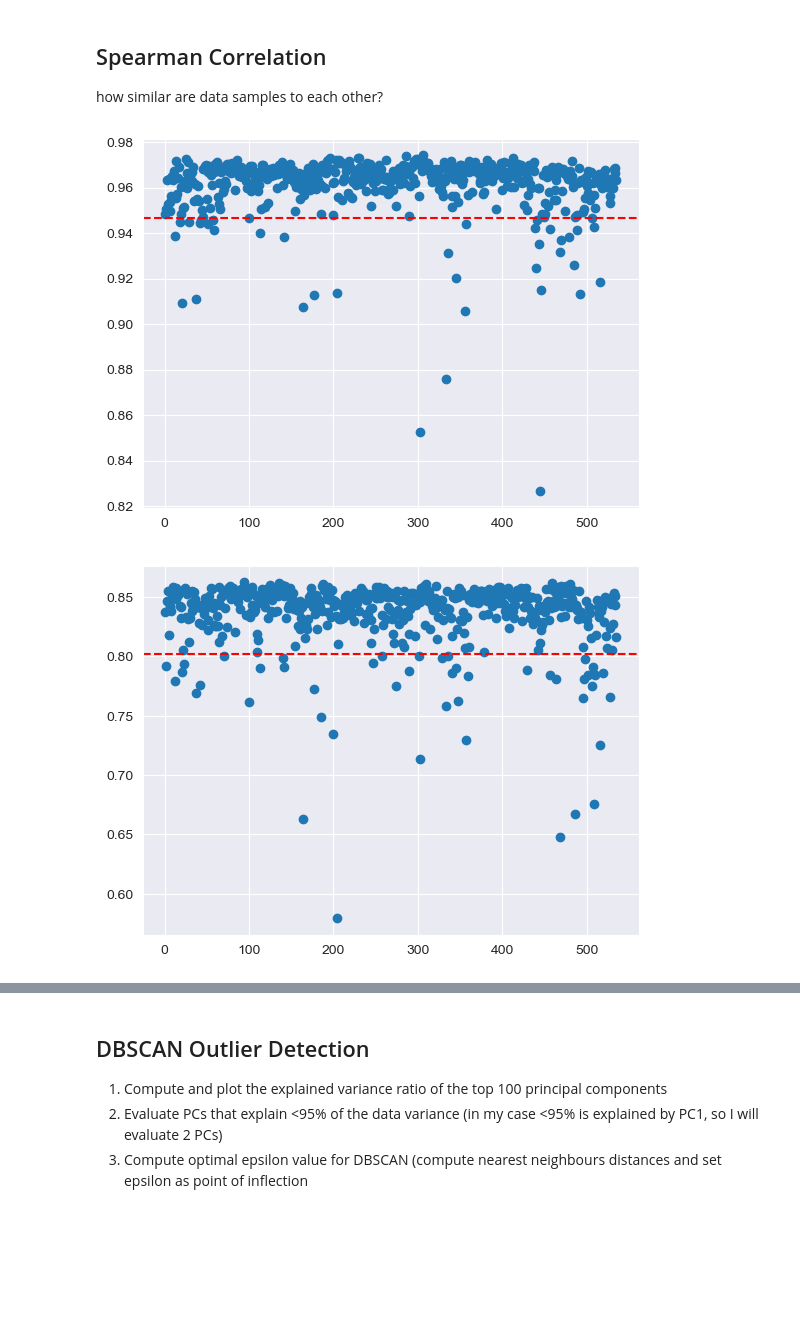
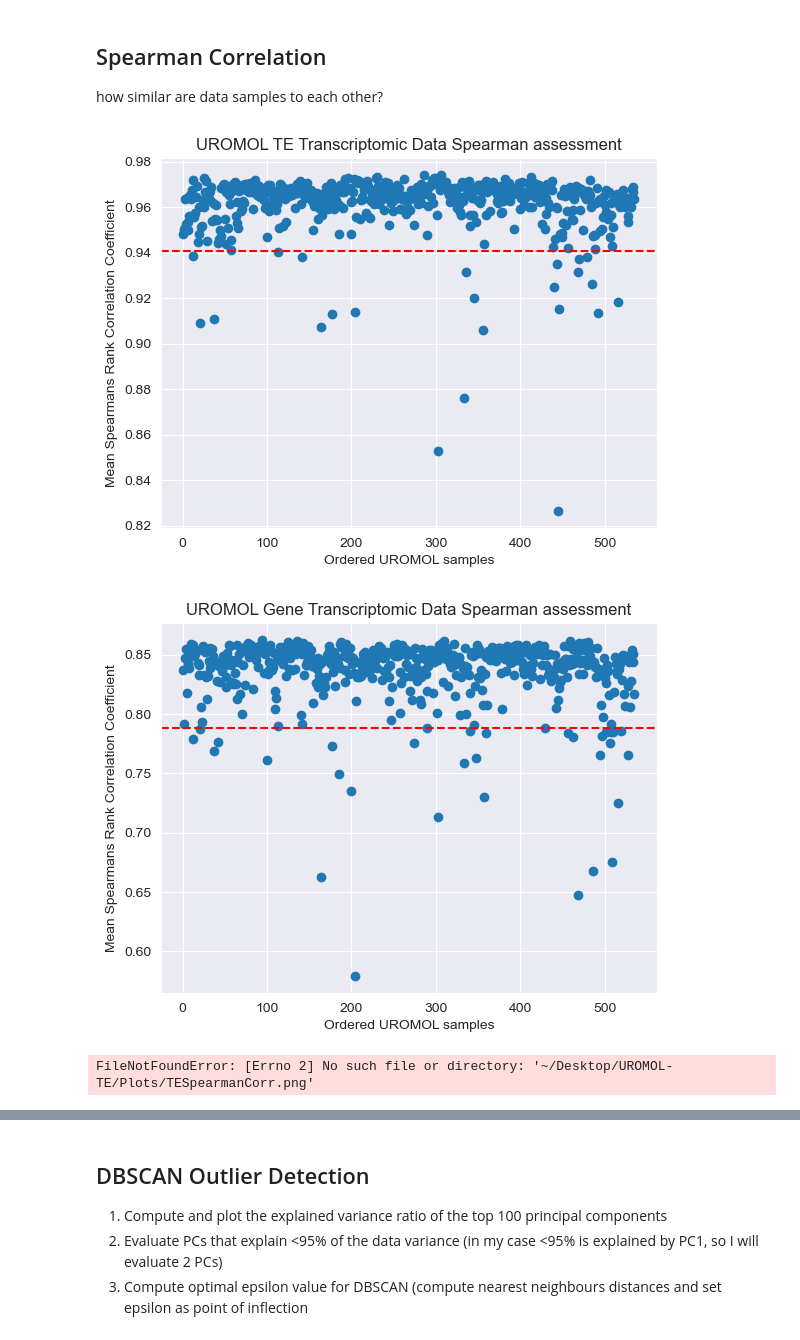
Before and after one commit to BermanLaboratory/TransposableElements, a Jupyter notebook: Preprocessing/PreprocessingMain.ipynb, the cells around one changed output, grey strips where cells are left out. Drawn from its saved outputs; the diff is of its cells as text; code cells hidden in the pictures; blank space fills up the shorter version.

```diff
--- a/Preprocessing/PreprocessingMain.ipynb
+++ b/Preprocessing/PreprocessingMain.ipynb
@@ -143,20 +133,22 @@ how similar are data samples to each other?
 # %%
 import seaborn as sns
 from Funcs.PlotSpearman import plotSpearman
+import matplotlib.pyplot as plt
 
 TEspearman = TE.corr(method='spearman')
 TEspearmanmean = TEspearman.mean(axis='rows')
-plotSpearman(TEspearmanmean)
+plotSpearman(TEspearmanmean, 'TE')
 
-#sns.heatmap(TEspearman, annot = True)
-#plt.savefig('~/Desktop/UROMOL-TE/Plots/TESpearmanCorr.png')
-#
 Genespearman = Gene.corr(method='spearman')
 Genespearmanmean = Genespearman.mean(axis='rows')
-plotSpearman(Genespearmanmean)
+plotSpearman(Genespearmanmean, 'Gene')
 
-#sns.heatmap(Genespearman, annot = True)
-#plt.savefig('~/Desktop/UROMOL-TE/Plots/GeneSpearmanCorr.png')
+sns.heatmap(TEspearman, annot = True)
+plt.savefig('~/Desktop/UROMOL-TE/Plots/TESpearmanCorr.png')
+
+sns.heatmap(Genespearman, annot = True)
+plt.savefig('~/Desktop/UROMOL-TE/Plots/GeneSpearmanCorr.png')
 # %% [output]
-[figure, old version]
+[figure, new version]
-[figure, old version]
+[figure, new version]
+FileNotFoundError: [Errno 2] No such file or directory: '~/Desktop/UROMOL-TE/Plots/TESpearmanCorr.png'
```
Also changed, not shown: parts of 8 cells of this notebook, 4 other files.
